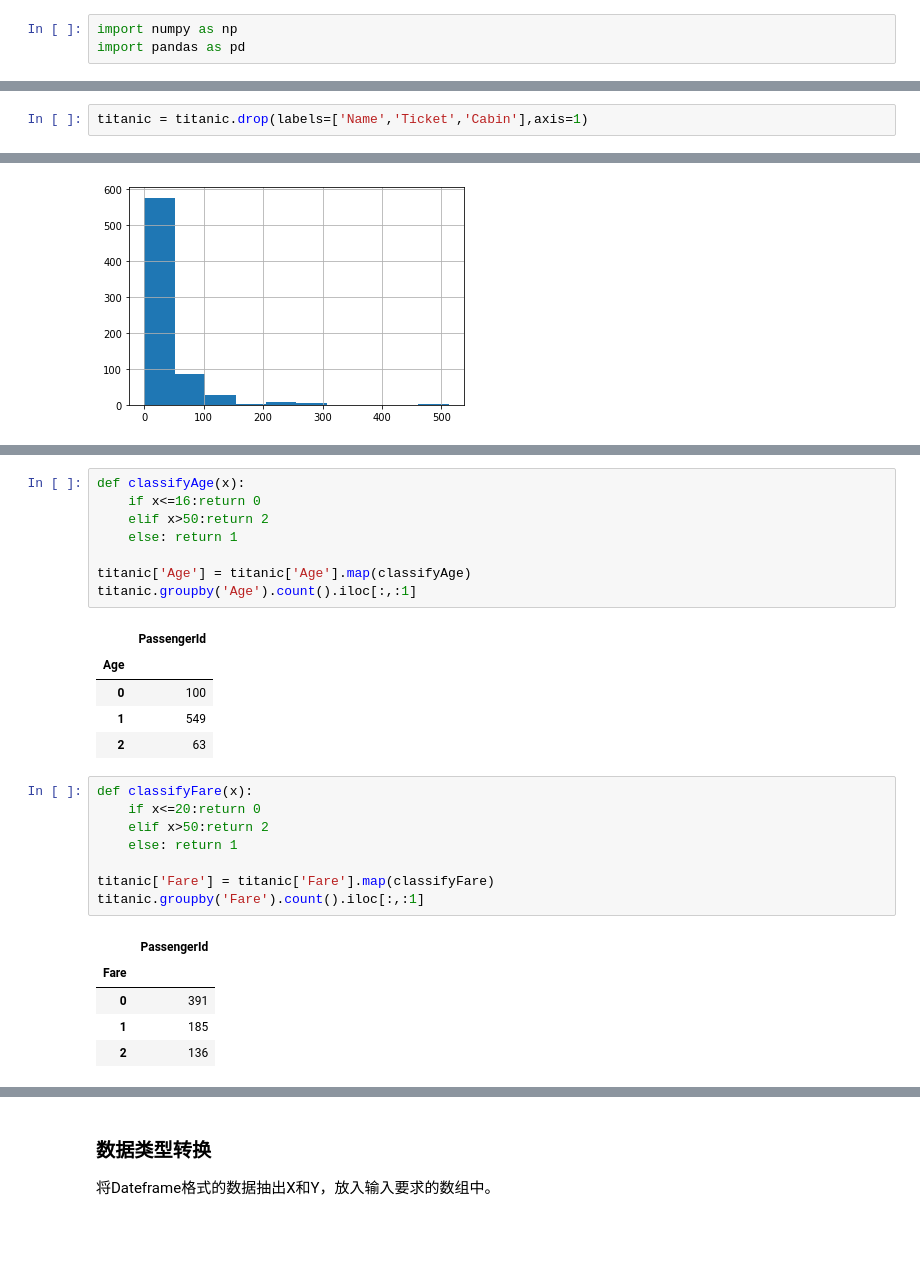
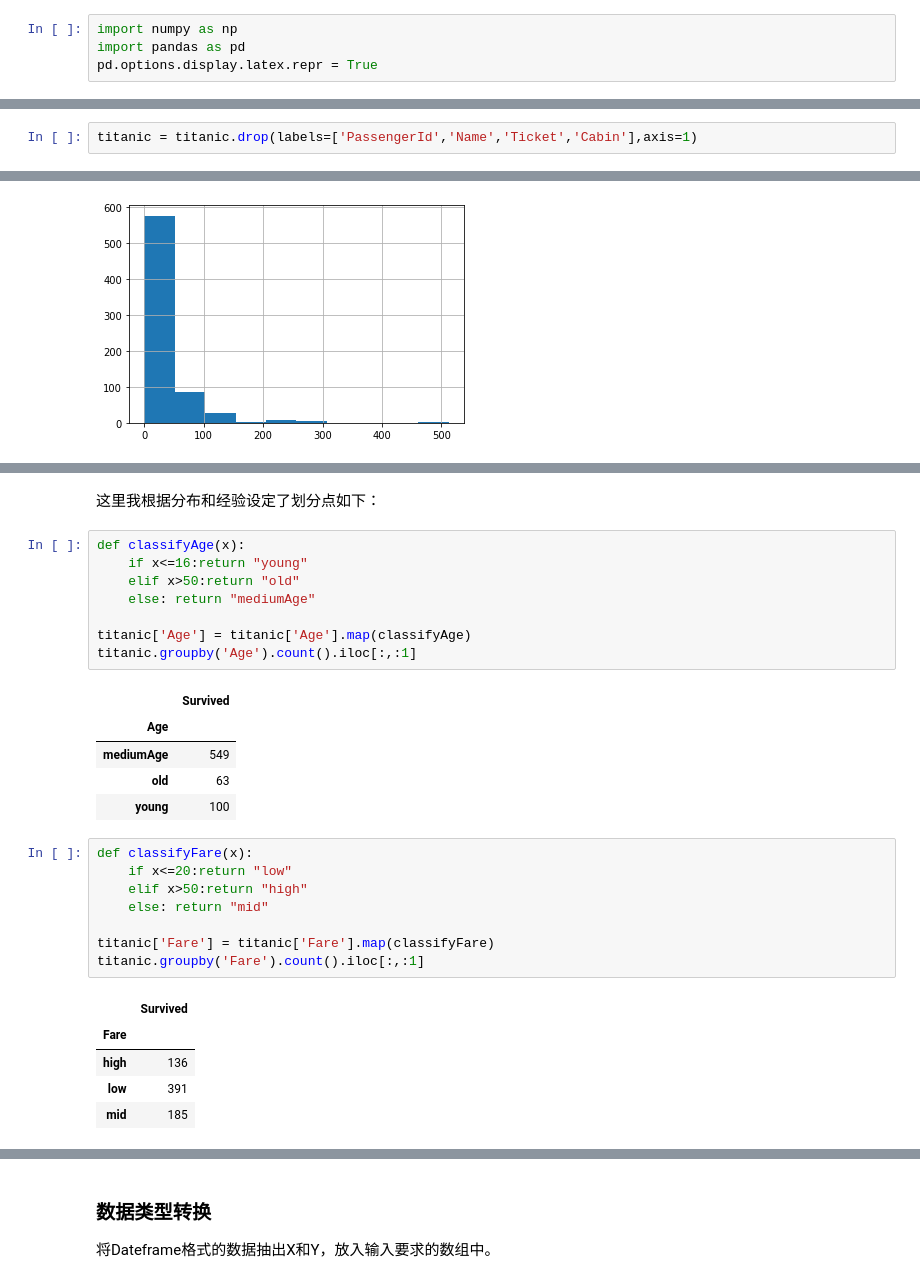
Before and after one commit to MarioZZJ/PM.SimLab-AML, a Jupyter notebook: L2-Decision_Tree.ipynb, the cells around one changed output, grey strips where cells are left out. Drawn from its saved outputs; the diff is of its cells as text; blank space fills up the shorter version.

```diff
--- a/L2-Decision_Tree.ipynb
+++ b/L2-Decision_Tree.ipynb
@@ -371,5 +442,6 @@ Feature 0 . infoGain:0.9182958340544896
 # %%
 import numpy as np
 import pandas as pd
+pd.options.display.latex.repr = True
 # %%
 titanic = pd.read_csv('./data/titanic8120/train.csv')
@@ -388,5 +472,5 @@ titanic.head()
 
 已经提到有部分列是冗余的，首先将其删除不参与计算。
 # %%
-titanic = titanic.drop(labels=['Name','Ticket','Cabin'],axis=1)
+titanic = titanic.drop(labels=['PassengerId','Name','Ticket','Cabin'],axis=1)
 # %% [markdown]
@@ -458,28 +530,30 @@ Name: Age, Length: 712, dtype: float64
+# %% [markdown]
+这里我根据分布和经验设定了划分点如下：
 # %%
 def classifyAge(x):
-    if x<=16:return 0
-    elif x>50:return 2
-    else: return 1
+    if x<=16:return "young"
+    elif x>50:return "old"
+    else: return "mediumAge"
 
 titanic['Age'] = titanic['Age'].map(classifyAge)
 titanic.groupby('Age').count().iloc[:,:1]
 # %% [output]
-|  | PassengerId |
+|  | Survived |
 | Age |  |
-| 0 | 100 |
-| 1 | 549 |
-| 2 | 63 |
+| mediumAge | 549 |
+| old | 63 |
+| young | 100 |
 # %%
 def classifyFare(x):
-    if x<=20:return 0
-    elif x>50:return 2
-    else: return 1
+    if x<=20:return "low"
+    elif x>50:return "high"
+    else: return "mid"
 
 titanic['Fare'] = titanic['Fare'].map(classifyFare)
 titanic.groupby('Fare').count().iloc[:,:1]
 # %% [output]
-|  | PassengerId |
+|  | Survived |
 | Fare |  |
-| 0 | 391 |
-| 1 | 185 |
-| 2 | 136 |
+| high | 136 |
+| low | 391 |
+| mid | 185 |
```
Also changed, not shown: parts of 69 cells of this notebook.
